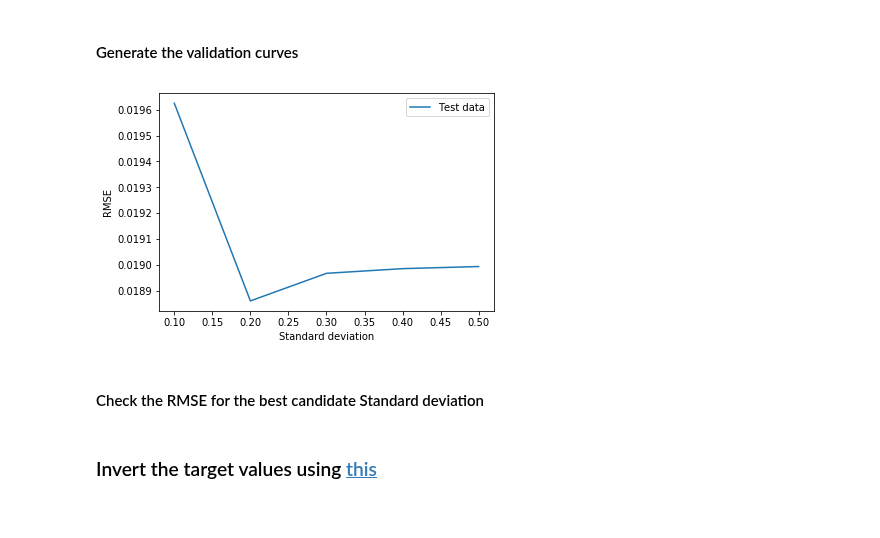
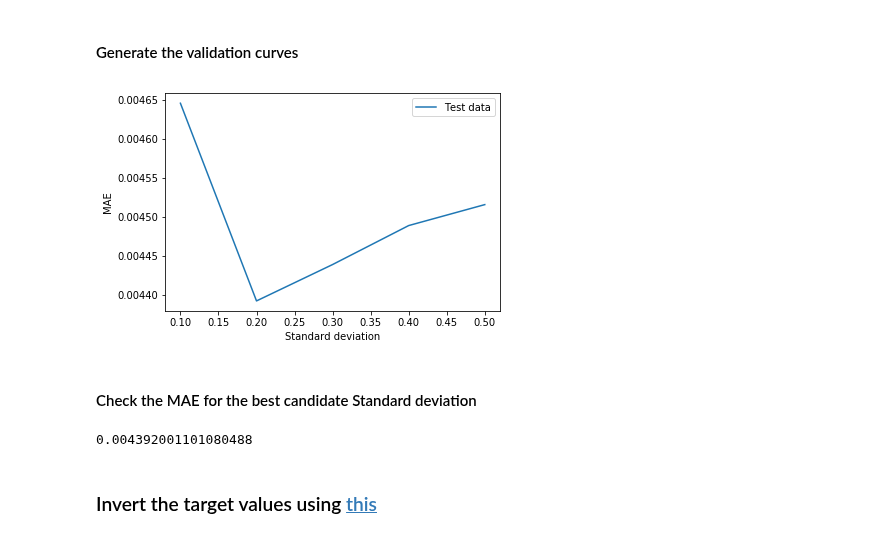
Before and after one commit to ace-racer/KE5206NN, a Jupyter notebook: regression/OnlineNewsPopularity.ipynb, the cells around one changed output. Saved outputs shown, nothing was run; the diff lists cells and outputs as text; code cells hidden in the pictures.

```diff
--- a/regression/OnlineNewsPopularity.ipynb
+++ b/regression/OnlineNewsPopularity.ipynb
@@ -164,12 +164,12 @@ environment.reproducible()
 # %%
 std_values = [0.1 + 0.1 * x for x in range(5)]
-rmse_training = []
-rmse_testing = []
+mae_training = []
+mae_testing = []
 for std_value in std_values:
     nw = algorithms.GRNN(std=std_value, verbose=True)
     nw.train(training_X, training_Y)
     testing_Y_predicted = nw.predict(testing_X)
-    rmse_testing.append(estimators.rmse(testing_Y_predicted, testing_Y))
+    mae_testing.append(estimators.mae(testing_Y_predicted, testing_Y))
 # %% [output]
 Main information
 
@@ -191,16 +191,18 @@ Main information
 # %% [markdown]
 #### Generate the validation curves
 # %%
-generate_rmse_curves_testing_training_data(std_values, rmse_testing, rmse_training, "RMSE with standard deviation", "Standard deviation")
+generate_rmse_curves_testing_training_data(std_values, mae_testing, mae_training, "MAE with standard deviation", "Standard deviation")
 # %% [output]
-[figure, old version]
+[figure, new version]
 # %% [markdown]
-#### Check the RMSE for the best candidate Standard deviation
+#### Check the MAE for the best candidate Standard deviation
 # %%
 nw = algorithms.GRNN(std=0.2, verbose=False)
 nw.train(training_X, training_Y)
 y_predicted = nw.predict(testing_X)
-print(estimators.rmse(y_predicted, testing_Y))
+print(estimators.mae(y_predicted, testing_Y))
+# %% [output]
+0.004392001101080488
 # %% [markdown]
 ### Invert the target values using [this](https://stackoverflow.com/questions/41551165/invert-minmaxscaler-from-scikit-learn)
 # %%
```
Also changed, not shown: parts of 2 cells of this notebook.
